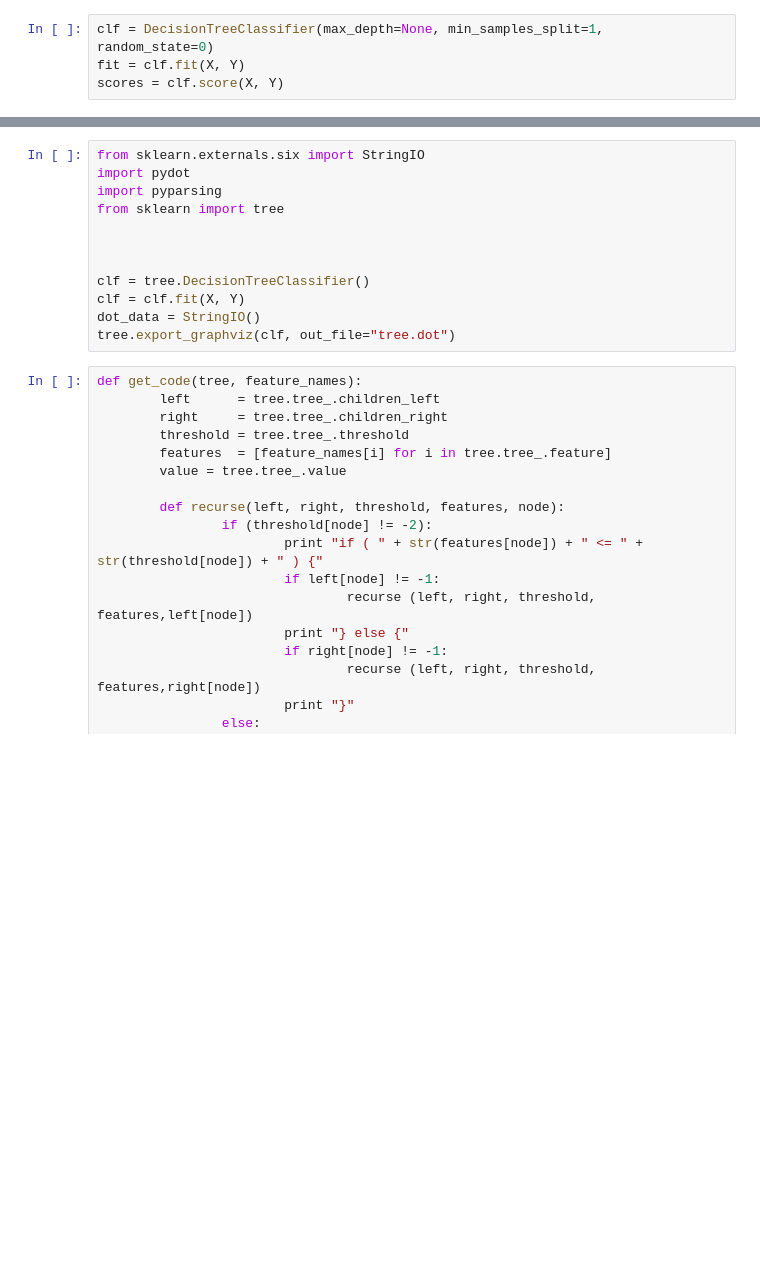
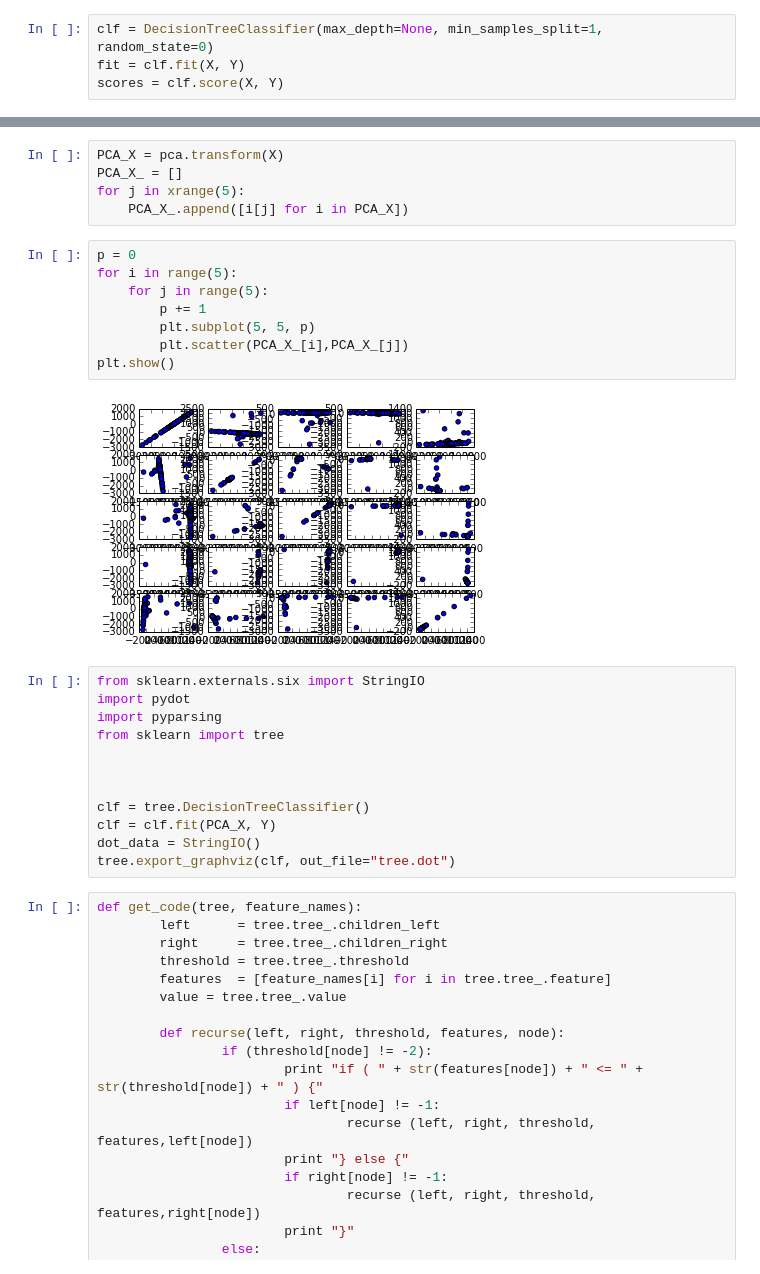
Before and after one commit to ggy/dataiku, a Jupyter notebook: DataAnalyse.ipynb, the cells around one changed output, grey strips where cells are left out. Saved outputs shown, nothing was run; the diff lists cells and outputs as text; blank space fills up the shorter version.

```diff
--- a/DataAnalyse.ipynb
+++ b/DataAnalyse.ipynb
@@ -97,3 +111,18 @@ scores = clf.score(X, Y)
+# %%
+PCA_X = pca.transform(X)
+PCA_X_ = []
+for j in xrange(5):
+    PCA_X_.append([i[j] for i in PCA_X])
+# %%
+p = 0
+for i in range(5):
+    for j in range(5):
+        p += 1
+        plt.subplot(5, 5, p)
+        plt.scatter(PCA_X_[i],PCA_X_[j])
+plt.show()
+# %% [output]
+[figure, added]
 # %%
 from sklearn.externals.six import StringIO
 import pydot
@@ -103,7 +132,7 @@ from sklearn import tree
 
 
 clf = tree.DecisionTreeClassifier()
-clf = clf.fit(X, Y)
+clf = clf.fit(PCA_X, Y)
 dot_data = StringIO()
 tree.export_graphviz(clf, out_file="tree.dot")
 # %%
```
Also changed, not shown: parts of 9 cells of this notebook.
